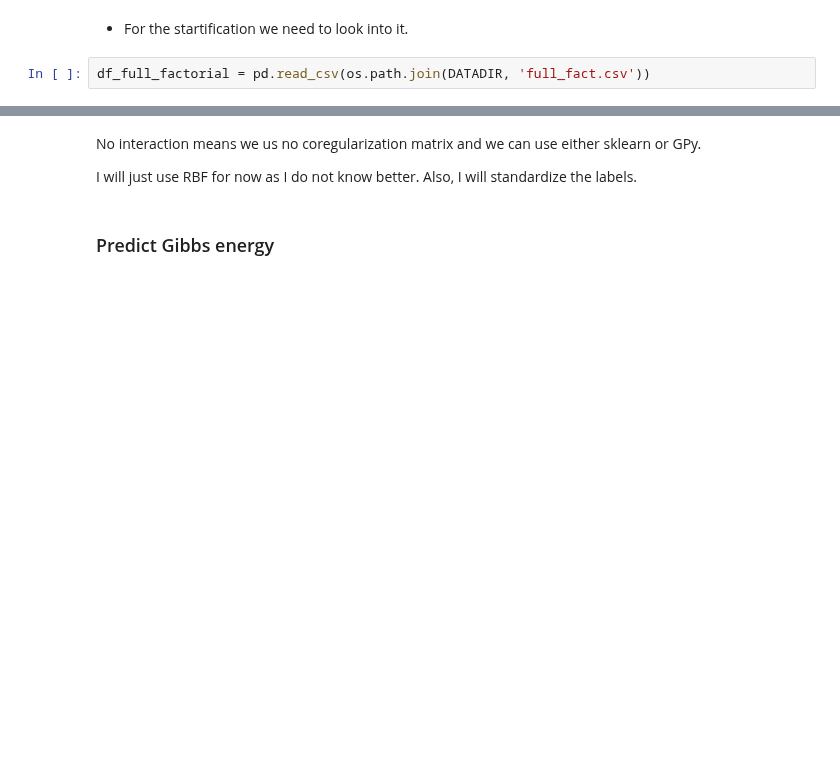
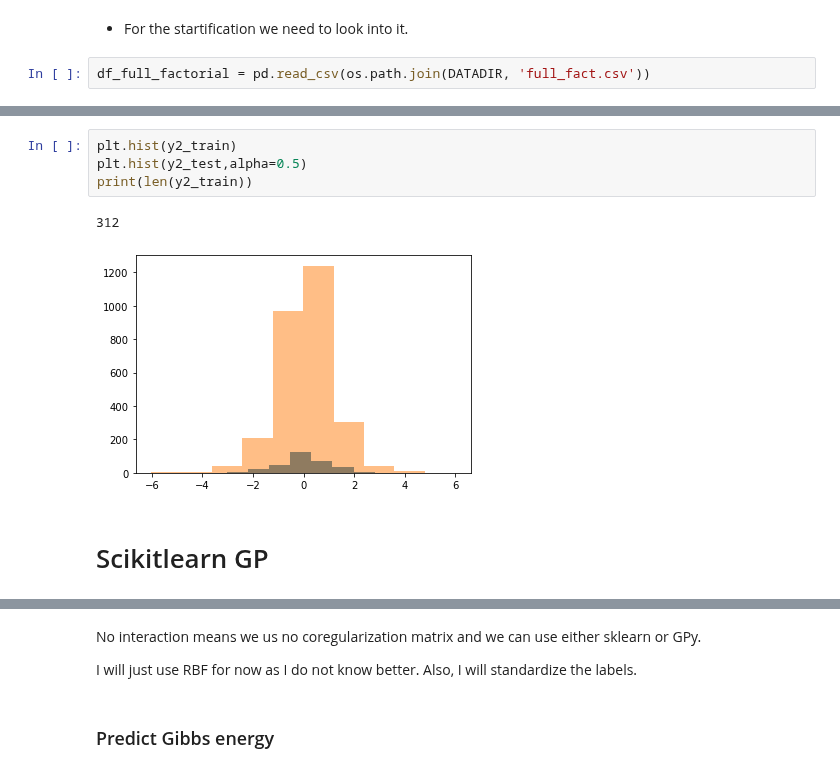
Before and after one commit to byooooo/dispersant_screening_PAL, a Jupyter notebook: notebooks/gp.ipynb, the cells around one changed output, grey strips where cells are left out. Cells and saved outputs as stored; diff of their text form; blank space fills up the shorter version.

```diff
--- a/notebooks/gp.ipynb
+++ b/notebooks/gp.ipynb
@@ -66,0 +78,9 @@ plt.hist(y_train[:,1])
+# %%
+plt.hist(y2_train)
+plt.hist(y2_test,alpha=0.5)
+print(len(y2_train))
+# %% [output]
+312
+[figure, added]
+# %% [markdown]
+# Scikitlearn GP
```
Also changed, not shown: parts of 43 cells of this notebook.
